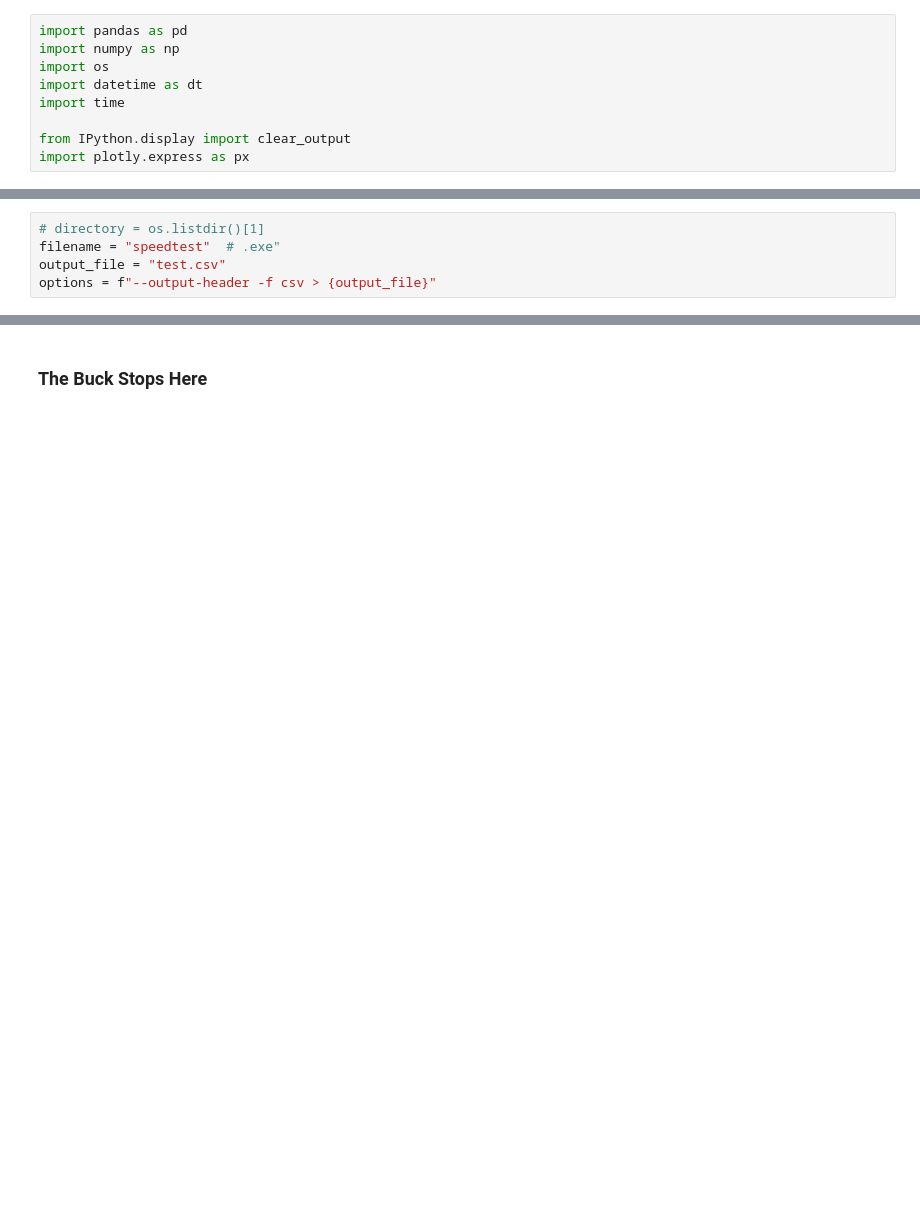
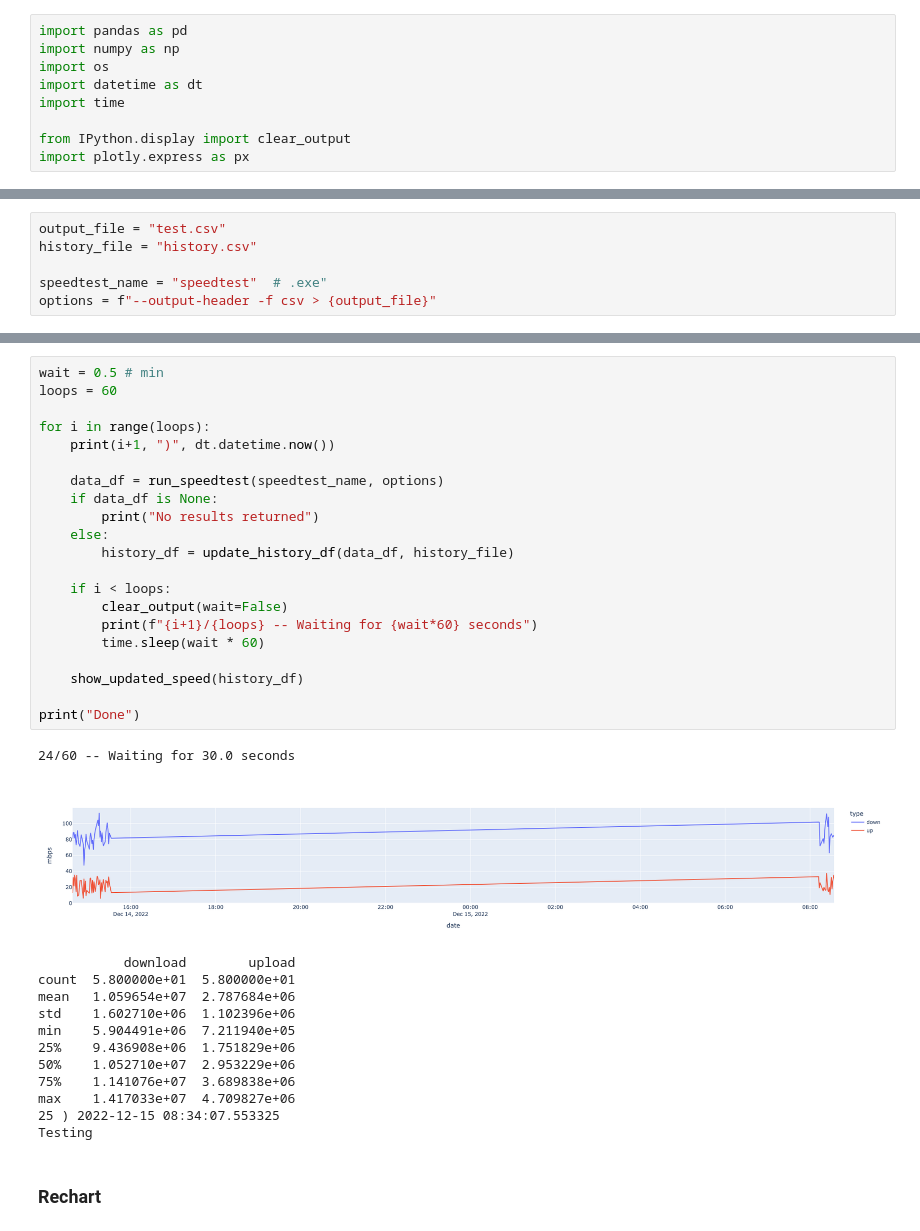
Before and after one commit to Gclabbe/speedtest, a Jupyter notebook: speedtest.ipynb, the cells around one changed output, grey strips where cells are left out. Cells and saved outputs as stored; diff of their text form; blank space fills up the shorter version.

```diff
--- a/speedtest.ipynb
+++ b/speedtest.ipynb
@@ -12,5 +10,6 @@ import plotly.express as px
 # %%
-# directory = os.listdir()[1]
-filename = "speedtest"  # .exe"
 output_file = "test.csv"
+history_file = "history.csv"
+
+speedtest_name = "speedtest"  # .exe"
 options = f"--output-header -f csv > {output_file}"
@@ -77,2 +69,37 @@ max    4.553781e+07  5.168148e+06
+# %%
+wait = 0.5 # min
+loops = 60
+
+for i in range(loops):
+    print(i+1, ")", dt.datetime.now())
+
+    data_df = run_speedtest(speedtest_name, options)
+    if data_df is None:
+        print("No results returned")
+    else:
+        history_df = update_history_df(data_df, history_file)
+
+    if i < loops:
+        clear_output(wait=False)
+        print(f"{i+1}/{loops} -- Waiting for {wait*60} seconds")
+        time.sleep(wait * 60)
+
+    show_updated_speed(history_df)
+
+print("Done")
+# %% [output]
+24/60 -- Waiting for 30.0 seconds
+[figure, added]
+           download        upload
+count  5.800000e+01  5.800000e+01
+mean   1.059654e+07  2.787684e+06
+std    1.602710e+06  1.102396e+06
+min    5.904491e+06  7.211940e+05
+25%    9.436908e+06  1.751829e+06
+50%    1.052710e+07  2.953229e+06
+75%    1.141076e+07  3.689838e+06
+max    1.417033e+07  4.709827e+06
+25 ) 2022-12-15 08:34:07.553325
+Testing
 # %% [markdown]
-### The Buck Stops Here
+### Rechart
```
Also changed, not shown: parts of 4 cells of this notebook, 7 other files.
